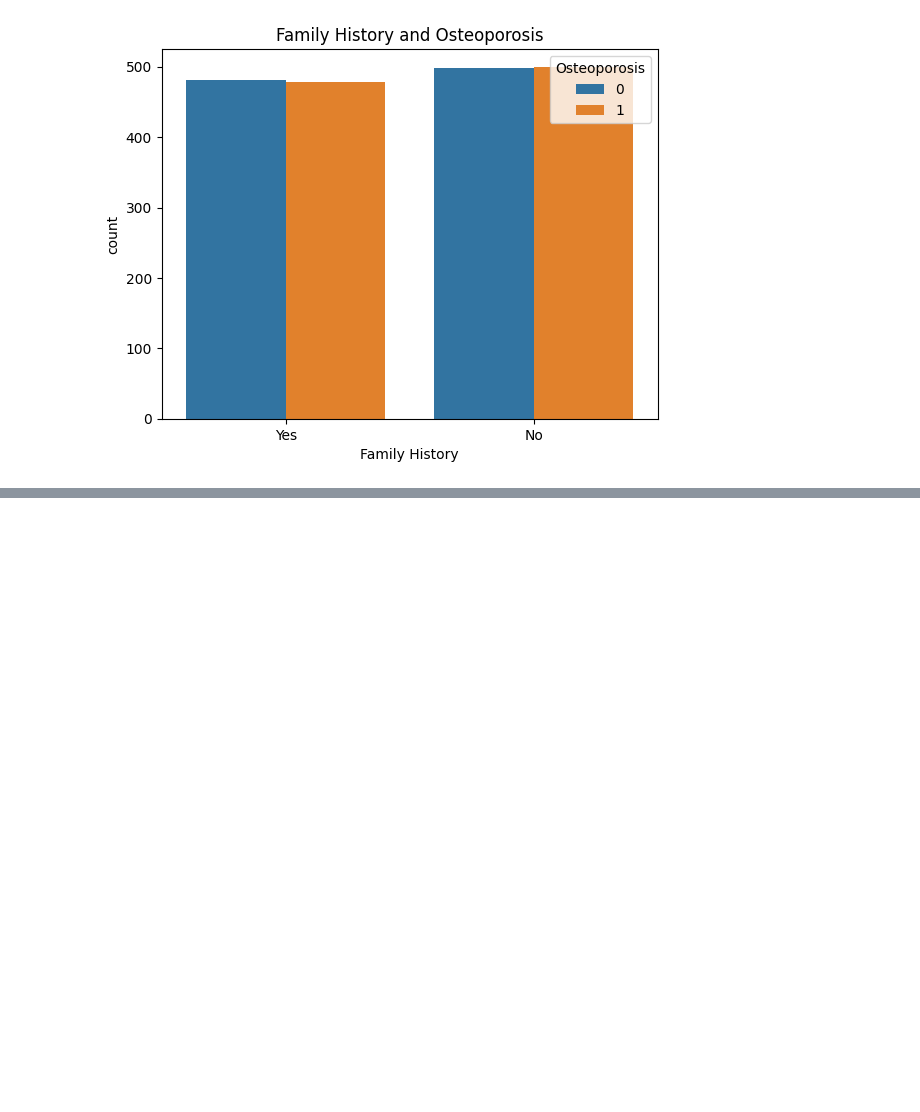
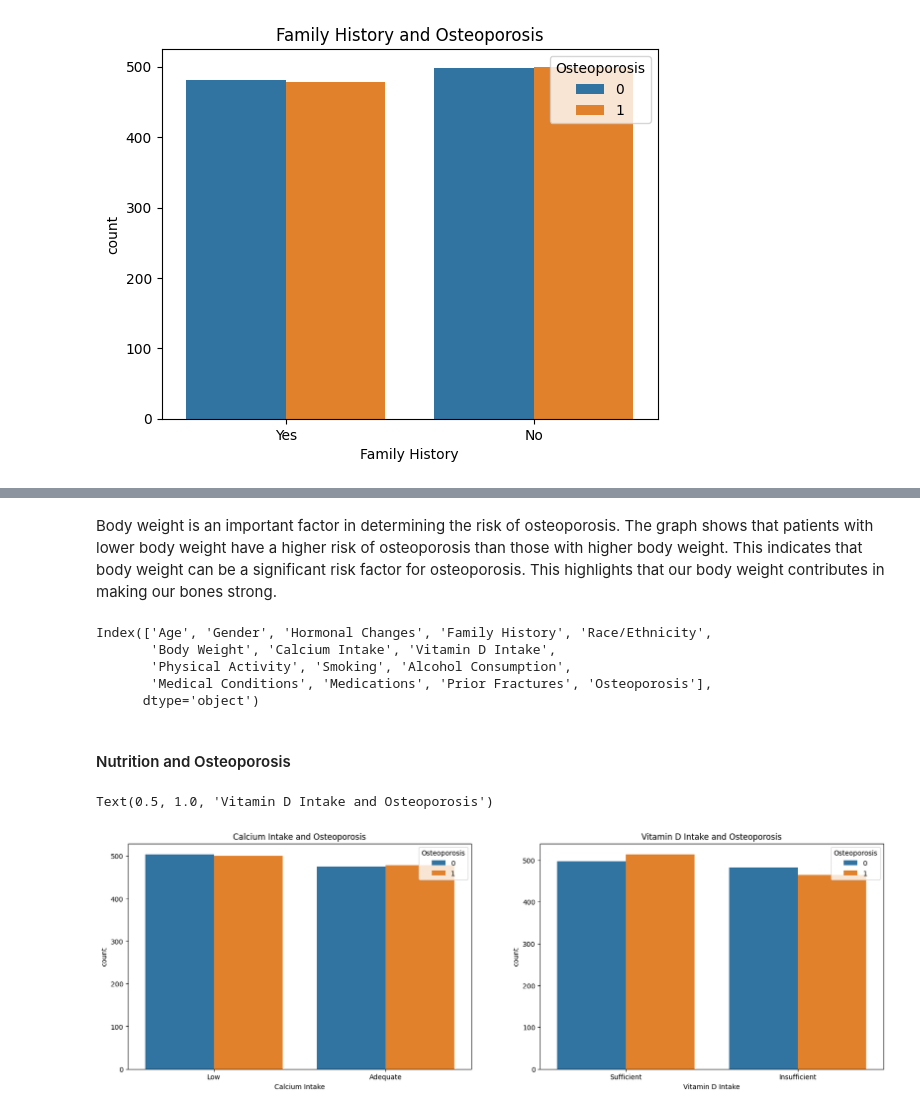
Before and after one commit to karmegamwithai/Osteoporosis-Risk-Prediction, a Jupyter notebook: notebook/Analysis.ipynb, the cells around one changed output, grey strips where cells are left out. Drawn from its saved outputs; the diff is of its cells as text; code cells hidden in the pictures; blank space fills up the shorter version.

```diff
--- a/notebook/Analysis.ipynb
+++ b/notebook/Analysis.ipynb
@@ -277,0 +298,19 @@ plt.show()
+# %% [markdown]
+Body weight is an important factor in determining the risk of osteoporosis. The graph shows that patients with lower body weight have a higher risk of osteoporosis than those with higher body weight. This indicates that body weight can be a significant risk factor for osteoporosis. This highlights that our body weight contributes in making our bones strong.
+# %%
+orp_data.columns
+# %% [output]
+Index(['Age', 'Gender', 'Hormonal Changes', 'Family History', 'Race/Ethnicity',
+       'Body Weight', 'Calcium Intake', 'Vitamin D Intake',
+       'Physical Activity', 'Smoking', 'Alcohol Consumption',
+       'Medical Conditions', 'Medications', 'Prior Fractures', 'Osteoporosis'],
+      dtype='object')
+# %% [markdown]
+#### Nutrition and Osteoporosis
+# %%
+fig,ax =plt.subplots(1,2,figsize=(20,6))
+sns.countplot(x='Calcium Intake',data = orp_data,hue='Osteoporosis',ax=ax[0]).set_title("Calcium Intake and Osteoporosis")
+sns.countplot(x='Vitamin D Intake',data=orp_data, ax=ax[1],hue='Osteoporosis').set_title("Vitamin D Intake and Osteoporosis")
+# %% [output]
+Text(0.5, 1.0, 'Vitamin D Intake and Osteoporosis')
+[figure, added]
```
Also changed, not shown: parts of 10 cells of this notebook.
